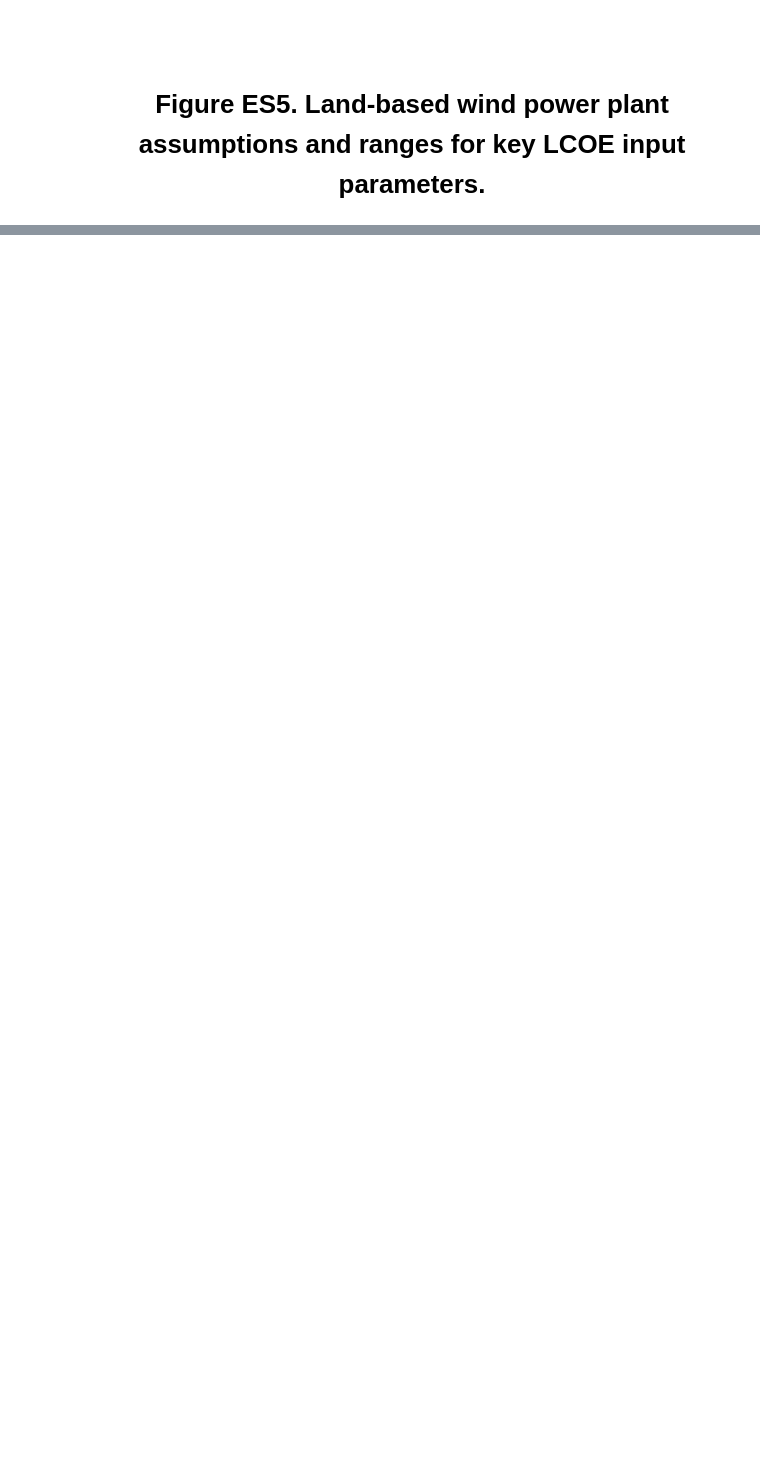
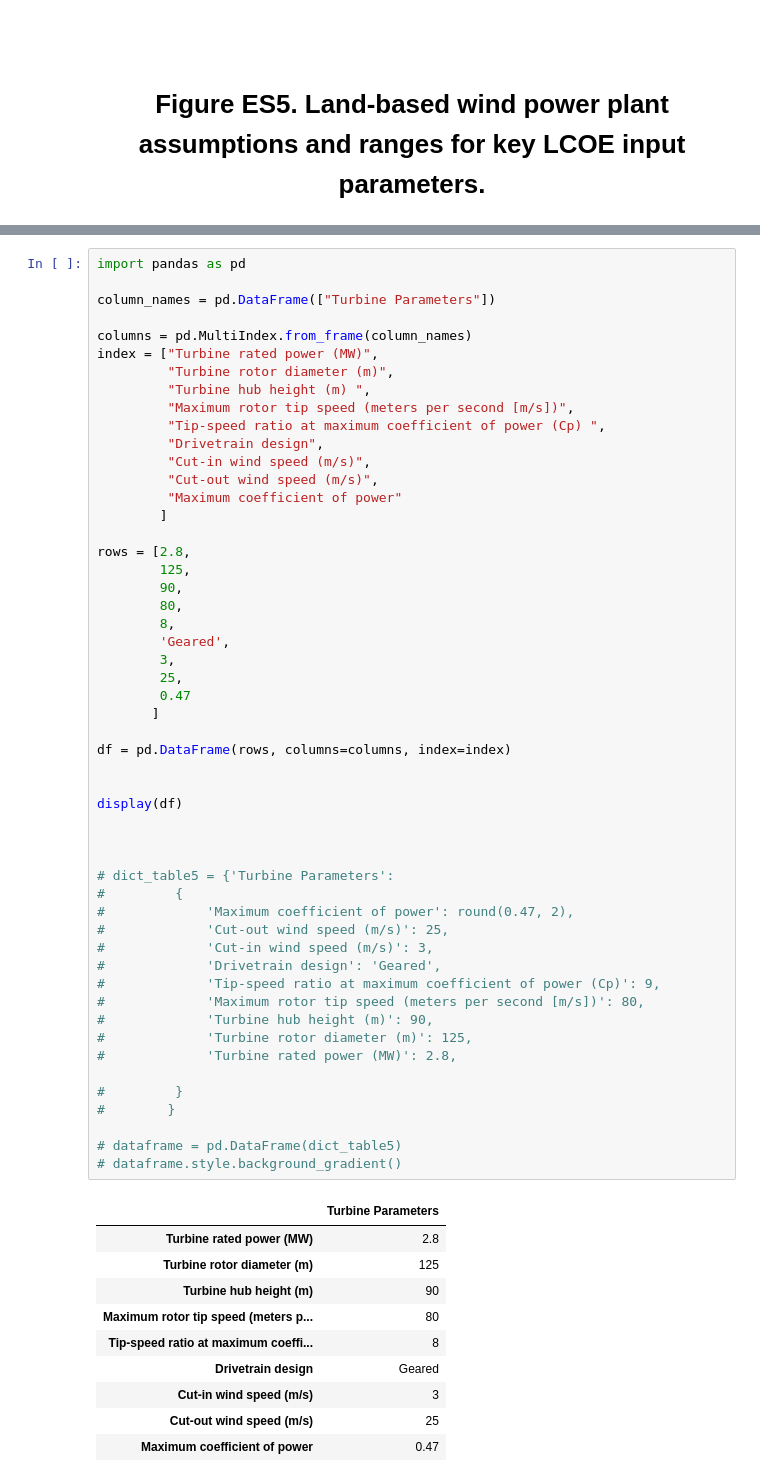
Before and after one commit to WISDEM/LandBOSSE, a Jupyter notebook: landbosse_notebook.ipynb, the cells around one changed output, grey strips where cells are left out. Drawn from its saved outputs; the diff is of its cells as text; blank space fills up the shorter version.

```diff
--- a/landbosse_notebook.ipynb
+++ b/landbosse_notebook.ipynb
@@ -461,0 +472,63 @@ fig.show()
+# %%
+import pandas as pd
+
+column_names = pd.DataFrame(["Turbine Parameters"])
+
+columns = pd.MultiIndex.from_frame(column_names)
+index = ["Turbine rated power (MW)",
+         "Turbine rotor diameter (m)",
+         "Turbine hub height (m) ",
+         "Maximum rotor tip speed (meters per second [m/s])",
+         "Tip-speed ratio at maximum coefficient of power (Cp) ",
+         "Drivetrain design",
+         "Cut-in wind speed (m/s)",
+         "Cut-out wind speed (m/s)",
+         "Maximum coefficient of power"
+        ]
+
+rows = [2.8,
+        125,
+        90,
+        80,
+        8,
+        'Geared',
+        3,
+        25,
+        0.47
+       ]
+
+df = pd.DataFrame(rows, columns=columns, index=index)
+
+
+display(df)
+
+
+
+# dict_table5 = {'Turbine Parameters':
+#         {
+#             'Maximum coefficient of power': round(0.47, 2),
+#             'Cut-out wind speed (m/s)': 25,
+#             'Cut-in wind speed (m/s)': 3,
+#             'Drivetrain design': 'Geared',
+#             'Tip-speed ratio at maximum coefficient of power (Cp)': 9,
+#             'Maximum rotor tip speed (meters per second [m/s])': 80,
+#             'Turbine hub height (m)': 90,
+#             'Turbine rotor diameter (m)': 125,
+#             'Turbine rated power (MW)': 2.8,
+
+#         }
+#        }
+
+# dataframe = pd.DataFrame(dict_table5)
+# dataframe.style.background_gradient()
+# %% [output]
+|  | Turbine Parameters |
+| Turbine rated power (MW) | 2.8 |
+| Turbine rotor diameter (m) | 125 |
+| Turbine hub height (m) | 90 |
+| Maximum rotor tip speed (meters p... | 80 |
+| Tip-speed ratio at maximum coeffi... | 8 |
+| Drivetrain design | Geared |
+| Cut-in wind speed (m/s) | 3 |
+| Cut-out wind speed (m/s) | 25 |
+| Maximum coefficient of power | 0.47 |
```
Also changed, not shown: parts of 9 cells of this notebook.
